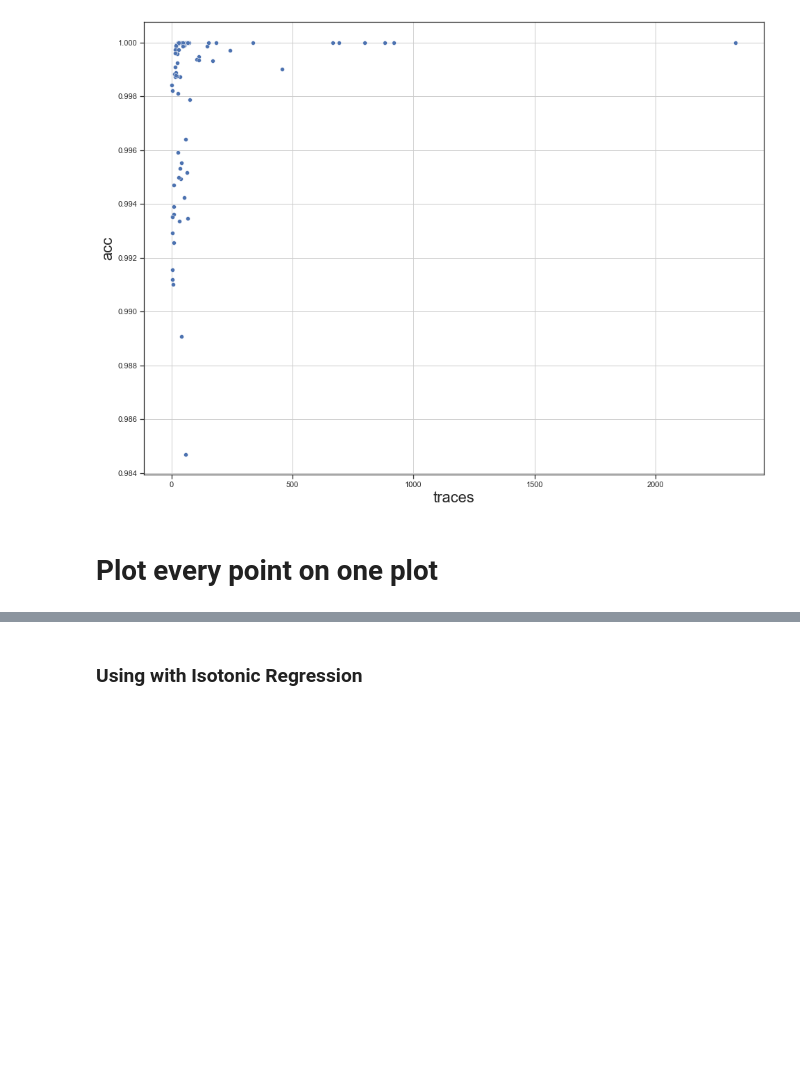
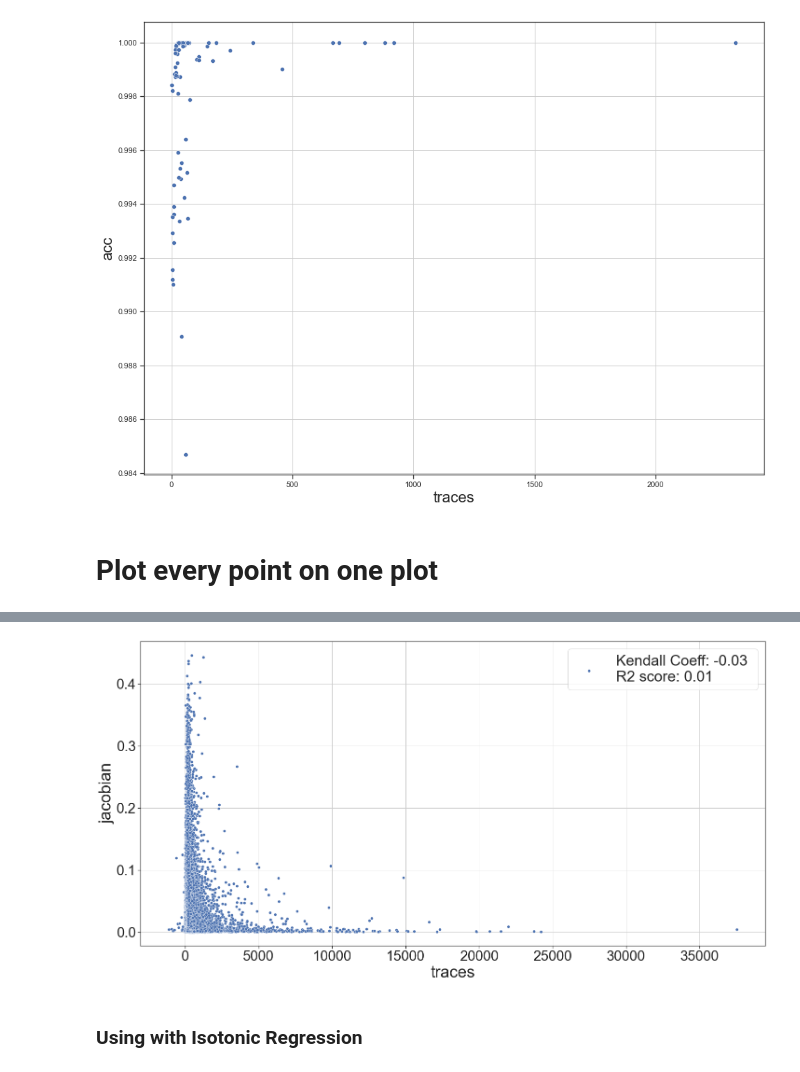
Before and after one commit to daniellengyel/deep_generalizability, a Jupyter notebook: notebooks/Complexity Measure Comparisons.ipynb, the cells around one changed output, grey strips where cells are left out. Drawn from its saved outputs; the diff is of its cells as text; code cells hidden in the pictures; blank space fills up the shorter version.

```diff
--- a/notebooks/Complexity Measure Comparisons.ipynb
+++ b/notebooks/Complexity Measure Comparisons.ipynb
@@ -442,0 +337,16 @@ ax1.grid(b=True, which='major')
+# %%
+def get_all_points(exp_post_dict, exp_ids, x_type, y_type, use_isotonic=False, keep_kendall_threshold=0.3):
+    x_res_arr, y_res_arr = [], []
+    for exp_id in exp_ids:
+        x_data = exp_post_dict[x_type][exp_id]['0']
+        y_data = exp_post_dict[y_type][exp_id]['0']
+        if use_isotonic:
+            x_data, y_data = isotonic_outlier_removal(x_data, y_data, 0.02)
+            iso_reg = IsotonicRegression(increasing="auto").fit(x_data, y_data)
+            y_predicted = iso_reg.predict(x_data)
+#             y_predicted += (x_data - np.min(x_data)) * 0.00000002 / np.linalg.norm(x_data) * np.linalg.norm(y_data)
+            x_data = y_predicted
+        if abs(mf_post.correlation.get_kendall(x_data, y_data).correlation) >= keep_kendall_threshold:
+            x_res_arr.append(x_data)
+            y_res_arr.append(y_data)
+    return np.array(x_res_arr).flatten(), np.array(y_res_arr).flatten()
@@ -443,3 +364,68 @@ ax1.grid(b=True, which='major')
+# %%
+loss_type = "MSE"
+x_type = "traces"
+y_type = "jacobian"
+do_isotonic = False
+
+if loss_type == "CE":
+    exp_name = ce_exp
+    exp_ids = ce_stats_df.index
+    x_data, y_data = get_all_points(ce_dict, exp_ids, x_type, y_type, use_isotonic=do_isotonic, keep_kendall_threshold=0)
+else:
+    exp_name = mse_exp
+    exp_ids = mse_stats_df.index
+    x_data, y_data = get_all_points(mse_dict, exp_ids, x_type, y_type, use_isotonic=do_isotonic, keep_kendall_threshold=-1)
+
+c1 = [1.        , 0.49803922, 0.05490196, 1.        ]
+c2 = [0.12156863, 0.46666667, 0.70588235, 1.        ]
+
+
+f, ax1 = plt.subplots(1, figsize=(24,12))
+
+
+sns.scatterplot(x=x_data, y=y_data, ax=ax1, label="Kendall Coeff: {:.2f} \nR2 score: {:.2f}".format(mf_post.correlation.get_kendall(y_data, x_data).correlation, mf_post.correlation.get_isotonic_r_squared(y_data, x_data)))
+
+ax1.tick_params(axis='both', labelbottom=True, labelsize=30)
+
+ax1.set_ylabel(ylabel=y_type, fontsize=35)
+if do_isotonic:
+    ax1.set_xlabel(xlabel="g_theta({})".format(x_type), fontsize=35)
+else:
+    ax1.set_xlabel(xlabel="{}".format(x_type), fontsize=35)
+ax1.legend(loc="best", fontsize=32) #, bbox_to_anchor=(0.3875, 0.95))
+ax1.grid(b=True, which='major')
+
+
+
+# ax1.text(x=0.99, y=0.9, transform=ax1.transAxes, s="Kendall Coeff: {:.2f} \n R2 score: {:.2f}".format(mf_post.correlation.get_kendall(y_data, x_data).correlation, mf_post.correlation.get_isotonic_r_squared(y_data, x_data)) ,\
+#          fontsize=30, verticalalignment='top', horizontalalignment='right',\
+#         backgroundcolor='white', color=c2)
+
+# iso_reg = IsotonicRegression(increasing="auto").fit(x_data, y_data)
+# y_predicted = iso_reg.predict(x_data)
+# sns.scatterplot(x=x_data, y=y_predicted, ax=ax1, color="red")
+
+
+if loss_type == "CE" and y_type == "traces":
+    axins2 = inset_axes(ax1, width=4, height=4, loc=2)
+    sns.scatterplot(x=x_data, y=y_data, ax=axins2)
+
+    # sub region of the original image
+    x1, x2, y1, y2 = -1000, 5000, -1000, 5000
+
+    axins2.set_xlim(x1, x2)
+    axins2.set_ylim(y1, y2)
+
+    # draw a bbox of the region of the inset axes in the parent axes and
+    # connecting lines between the bbox and the inset axes area
+    mark_inset(ax1, axins2, loc1=2, loc2=4, fc="none", ec="0.5")
+#     axins2.tick_params(None) # TODO unset tick_params
+
+
+
+f.savefig("../figs/all_points_{}_{}_{}_{}".format(loss_type, x_type, y_type, do_isotonic), dpi=300, bbox_inches = "tight",)
+# %% [output]
+[figure, added]
 # %% [markdown]
 ### Using with Isotonic Regression
 # %%
```
Also changed, not shown: parts of 16 cells of this notebook, 2 other files.
